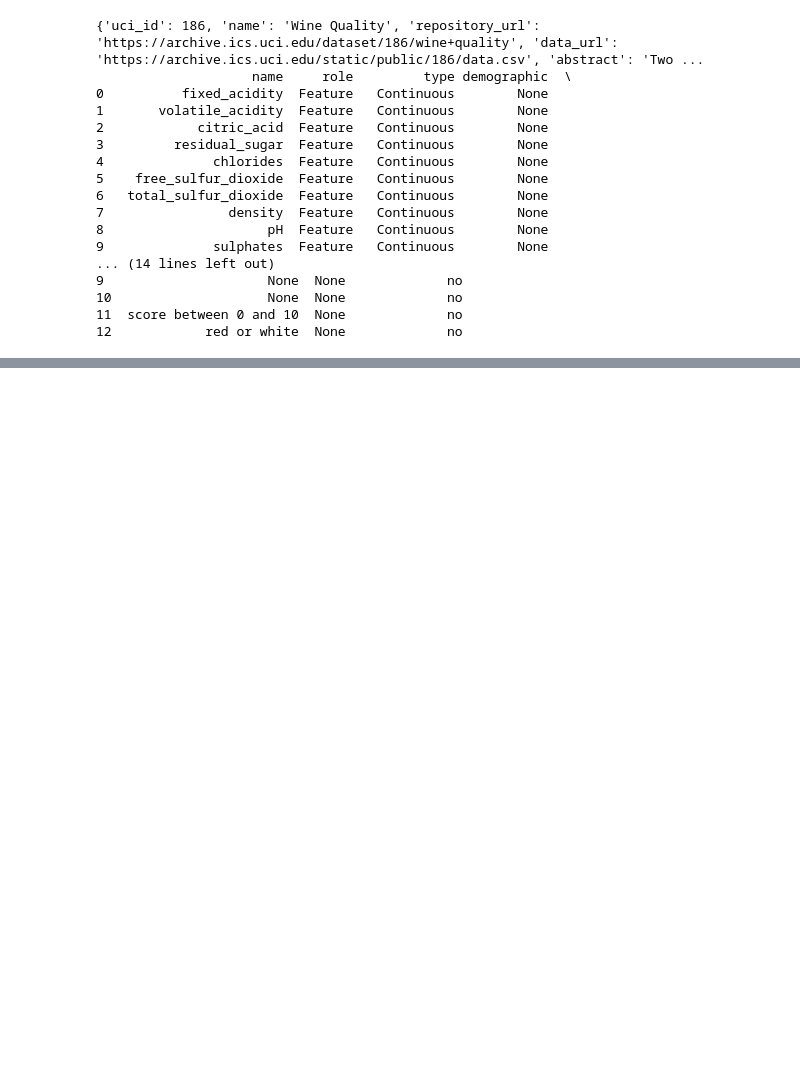
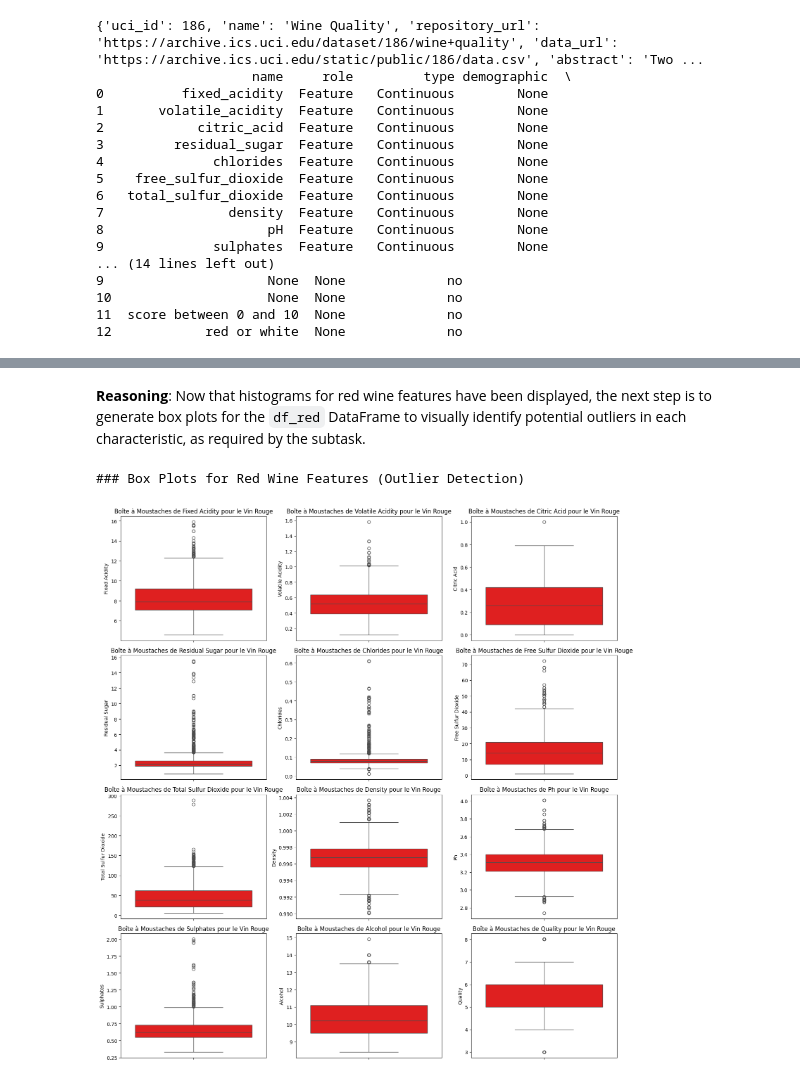
Before and after one commit to Yassine-Jamal/DS, a Jupyter notebook: JAMAL_YASSINE_SS1.ipynb, the cells around one changed output, grey strips where cells are left out. Drawn from its saved outputs; the diff is of its cells as text; code cells hidden in the pictures; blank space fills up the shorter version.

```diff
--- a/JAMAL_YASSINE_SS1.ipynb
+++ b/JAMAL_YASSINE_SS1.ipynb
@@ -47,0 +172,23 @@ print(wine_quality.variables)
+# %% [markdown]
+**Reasoning**:
+Now that histograms for red wine features have been displayed, the next step is to generate box plots for the `df_red` DataFrame to visually identify potential outliers in each characteristic, as required by the subtask.
+# %%
+print("### Box Plots for Red Wine Features (Outlier Detection)")
+# Determine the number of columns for subplots
+num_features_red = df_red.shape[1]
+num_cols = 3 # Number of columns in the subplot grid
+num_rows_red = (num_features_red + num_cols - 1) // num_cols # Calculate rows needed
+
+plt.figure(figsize=(num_cols * 5, num_rows_red * 4)) # Adjust figure size dynamically
+
+for i, column in enumerate(df_red.columns):
+    plt.subplot(num_rows_red, num_cols, i + 1)
+    sns.boxplot(y=df_red[column], color='red')
+    plt.title(f'Boîte à Moustaches de {column.replace("_", " ").title()} pour le Vin Rouge')
+    plt.ylabel(column.replace("_", " ").title())
+
+plt.tight_layout()
+plt.show()
+# %% [output]
+### Box Plots for Red Wine Features (Outlier Detection)
+[figure, added]
```
Also changed, not shown: parts of 35 cells of this notebook.
